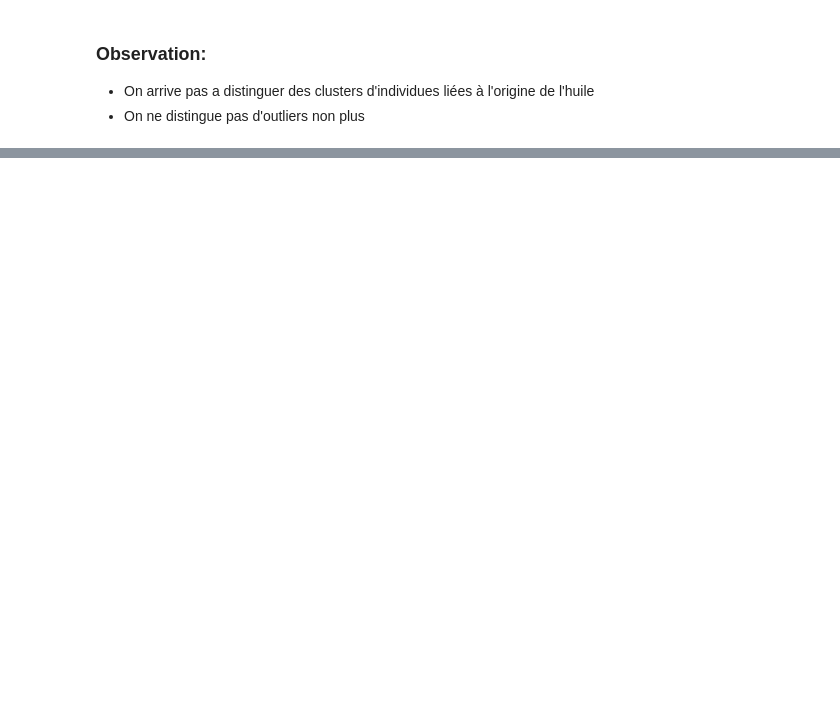
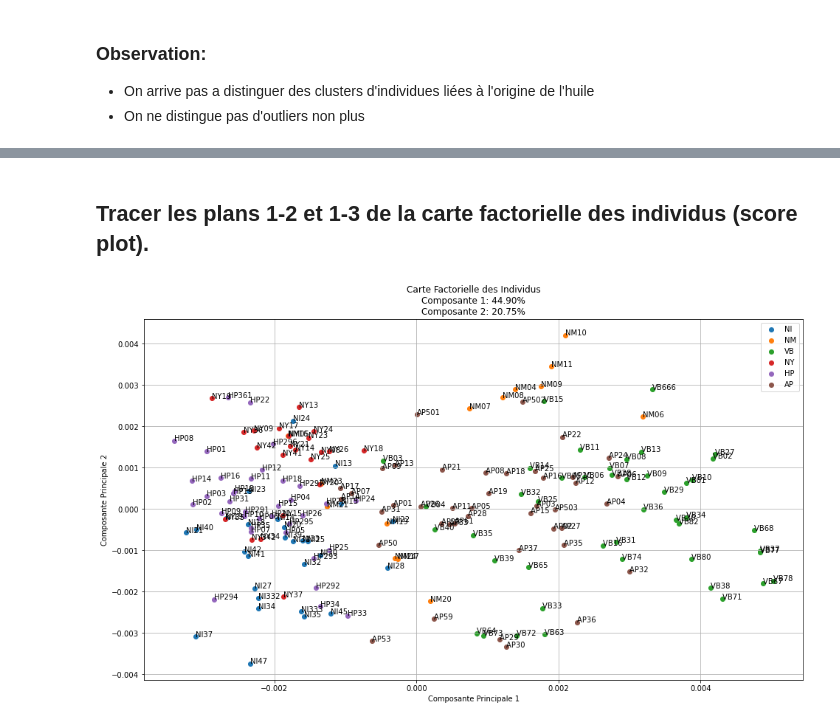
Before and after one commit to BigDwelcome/Chemoocs, a Jupyter notebook: Grain 4 & 5/Grain 4 & 5 activité s2.ipynb, the cells around one changed output, grey strips where cells are left out. Drawn from its saved outputs; the diff is of its cells as text; code cells hidden in the pictures; blank space fills up the shorter version.

```diff
--- a/Grain 4 & 5/Grain 4 & 5 activité s2.ipynb
+++ b/Grain 4 & 5/Grain 4 & 5 activité s2.ipynb
@@ -288,0 +331,6 @@ plt.show()
+# %% [markdown]
+## Tracer les plans 1-2 et 1-3 de la carte factorielle des individus (score plot).
+# %%
+plot_acp_individuals(score = score, plan_indices=(0,1),individual_names= noms_individus ,class_labels= labels,explained_variance = explained_variance)
+# %% [output]
+[figure, added]
```
Also changed, not shown: parts of 22 cells of this notebook.
